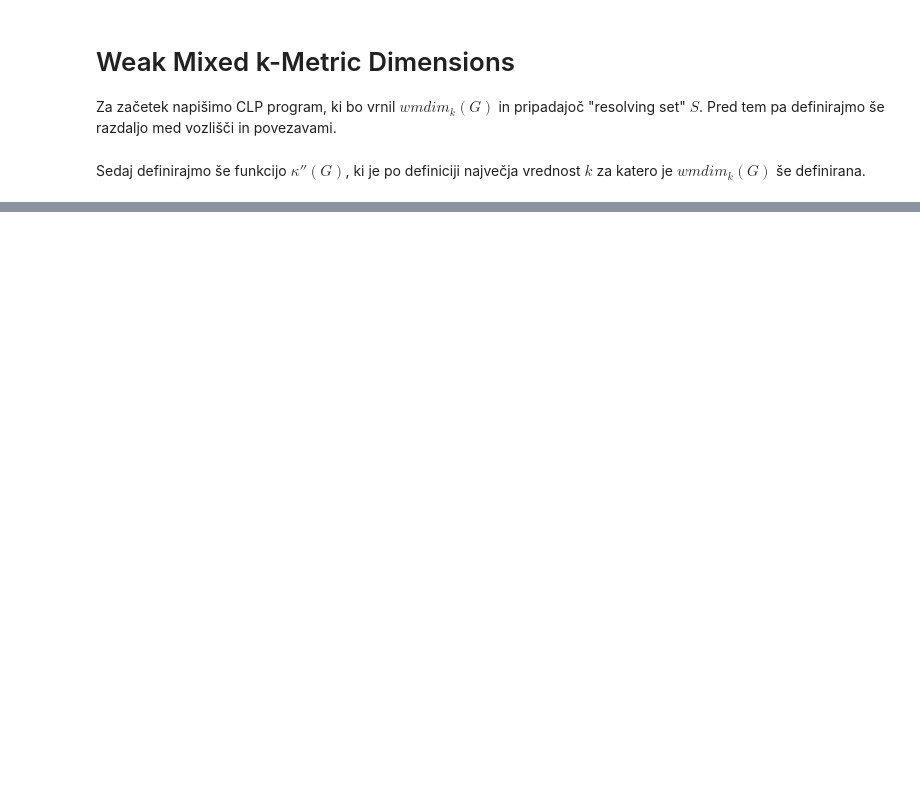
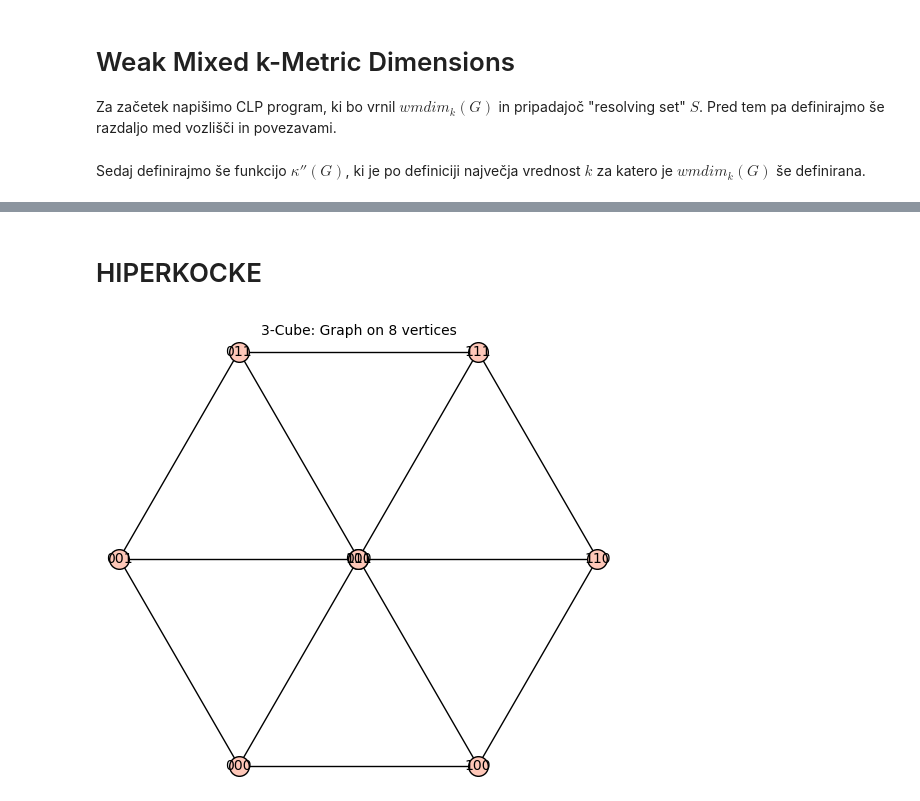
Before and after one commit to lanmedle/fp-projektna-naloga, a Jupyter notebook: funkcije.ipynb, the cells around one changed output, grey strips where cells are left out. Cells and saved outputs as stored; diff of their text form; code cells hidden in the pictures; blank space fills up the shorter version.

```diff
--- a/funkcije.ipynb
+++ b/funkcije.ipynb
@@ -45,0 +93,6 @@ def kappa_2_crti(G):
+# %% [markdown]
+# HIPERKOCKE
+# %%
+graphs.CubeGraph(3)
+# %% [output]
+[figure, added]
```
Also changed, not shown: parts of 25 cells of this notebook.
